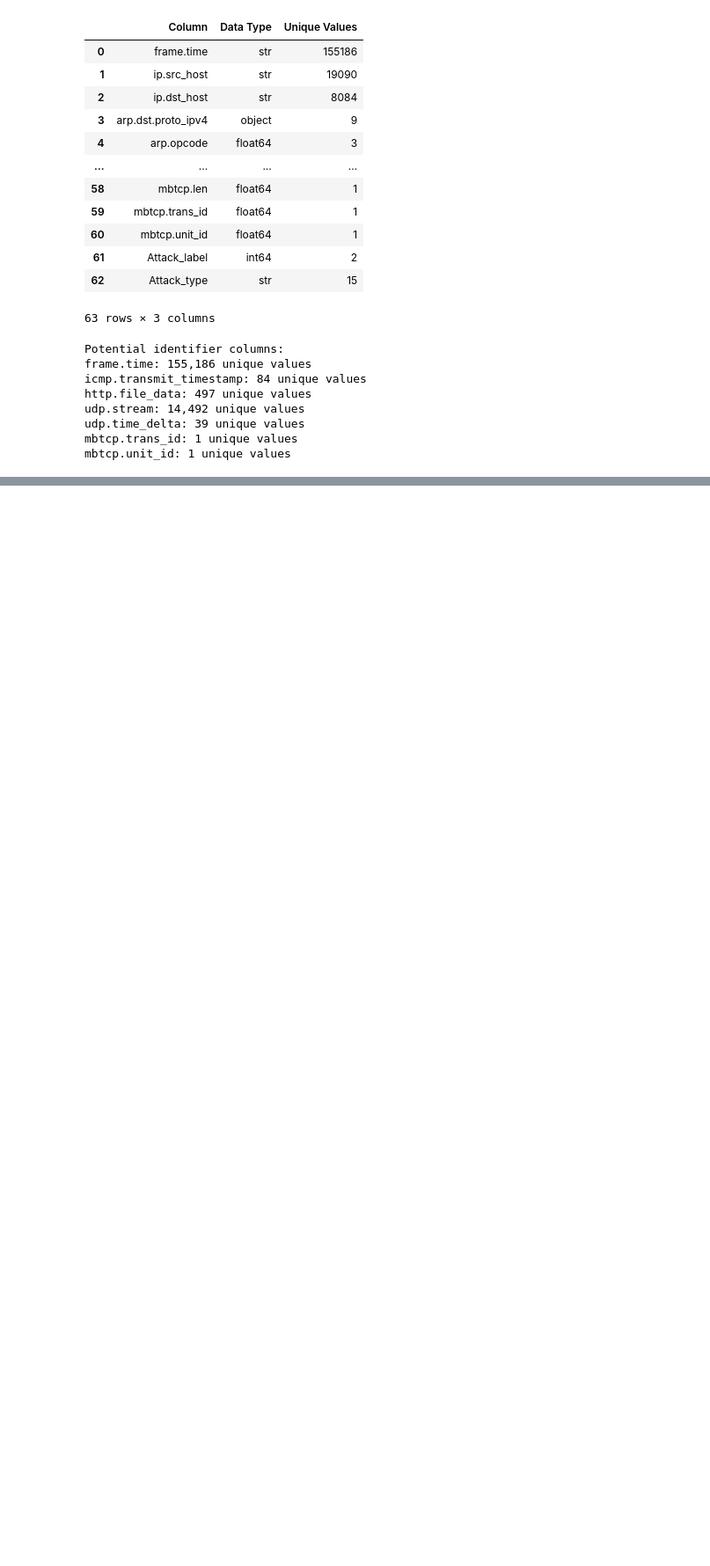
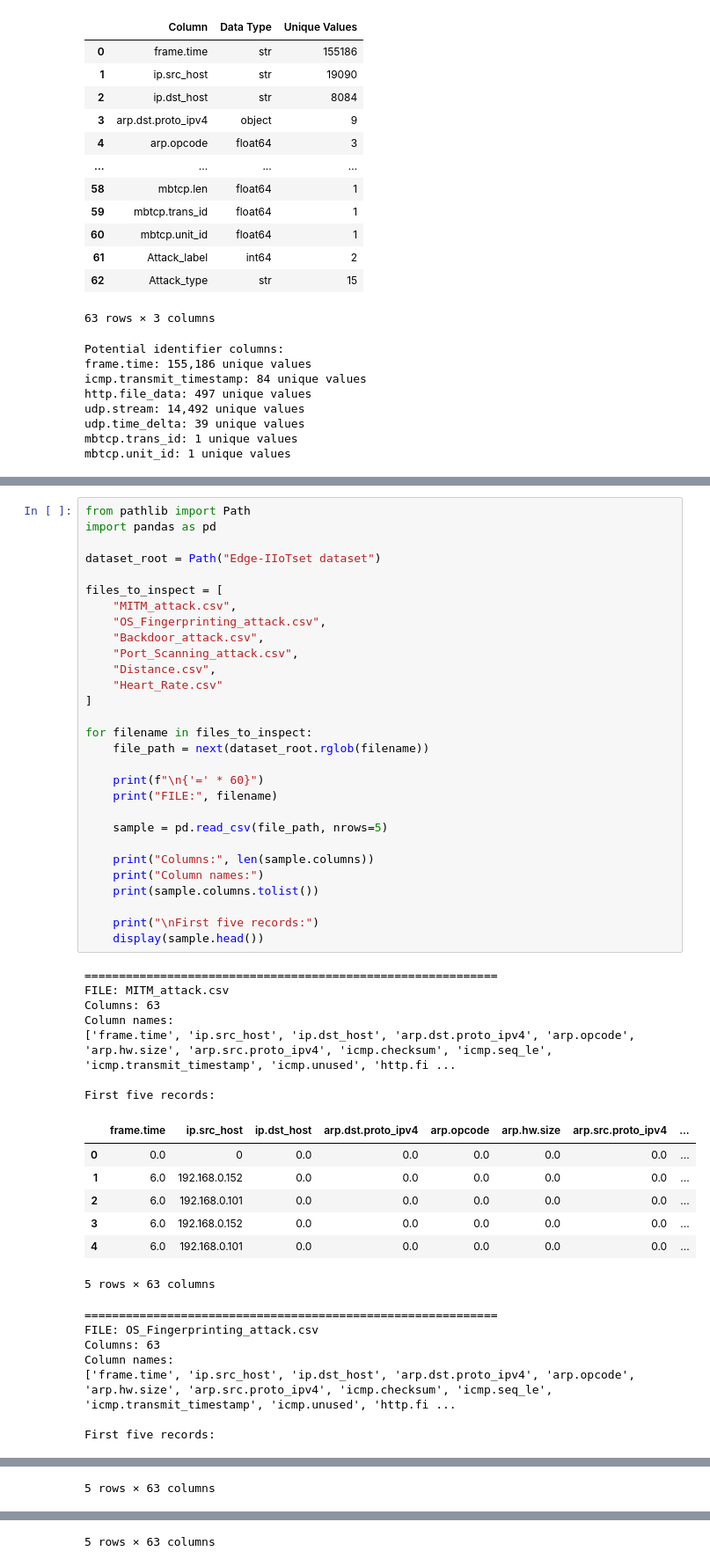
Before and after one commit to Agumekenneth/Data-Science-Final-year-Project--Prototype-1, a Jupyter notebook: IoT.ipynb, the cells around one changed output, grey strips where cells are left out. Shown at 88% size. Saved outputs shown, nothing was run; the diff lists cells and outputs as text; blank space fills up the shorter version.

```diff
--- a/IoT.ipynb
+++ b/IoT.ipynb
@@ -374,0 +406,51 @@ mbtcp.unit_id: 1 unique values
+# %%
+from pathlib import Path
+import pandas as pd
+
+dataset_root = Path("Edge-IIoTset dataset")
+
+files_to_inspect = [
+    "MITM_attack.csv",
+    "OS_Fingerprinting_attack.csv",
+    "Backdoor_attack.csv",
+    "Port_Scanning_attack.csv",
+    "Distance.csv",
+    "Heart_Rate.csv"
+]
+
+for filename in files_to_inspect:
+    file_path = next(dataset_root.rglob(filename))
+
+    print(f"\n{'=' * 60}")
+    print("FILE:", filename)
+
+    sample = pd.read_csv(file_path, nrows=5)
+
+    print("Columns:", len(sample.columns))
+    print("Column names:")
+    print(sample.columns.tolist())
+
+    print("\nFirst five records:")
+    display(sample.head())
+# %% [output]
+============================================================
+FILE: MITM_attack.csv
+Columns: 63
+Column names:
+['frame.time', 'ip.src_host', 'ip.dst_host', 'arp.dst.proto_ipv4', 'arp.opcode', 'arp.hw.size', 'arp.src.proto_ipv4', 'icmp.checksum', 'icmp.seq_le', 'icmp.transmit_timestamp', 'icmp.unused', 'http.fi ...
+
+First five records:
+|  | frame.time | ip.src_host | ip.dst_host | arp.dst.proto_ipv4 | arp.opcode | arp.hw.size | arp.src.proto_ipv4 | ... |
+| 0 | 0.0 | 0 | 0.0 | 0.0 | 0.0 | 0.0 | 0.0 | ... |
+| 1 | 6.0 | 192.168.0.152 | 0.0 | 0.0 | 0.0 | 0.0 | 0.0 | ... |
+| 2 | 6.0 | 192.168.0.101 | 0.0 | 0.0 | 0.0 | 0.0 | 0.0 | ... |
+| 3 | 6.0 | 192.168.0.152 | 0.0 | 0.0 | 0.0 | 0.0 | 0.0 | ... |
+| 4 | 6.0 | 192.168.0.101 | 0.0 | 0.0 | 0.0 | 0.0 | 0.0 | ... |
+5 rows × 63 columns
+============================================================
+FILE: OS_Fingerprinting_attack.csv
+Columns: 63
+Column names:
+['frame.time', 'ip.src_host', 'ip.dst_host', 'arp.dst.proto_ipv4', 'arp.opcode', 'arp.hw.size', 'arp.src.proto_ipv4', 'icmp.checksum', 'icmp.seq_le', 'icmp.transmit_timestamp', 'icmp.unused', 'http.fi ...
+
+First five records:
@@ -374,0 +463 @@ mbtcp.unit_id: 1 unique values
+5 rows × 63 columns
@@ -374,0 +477 @@ mbtcp.unit_id: 1 unique values
+5 rows × 63 columns
```
Also changed, not shown: parts of 2 cells of this notebook.
